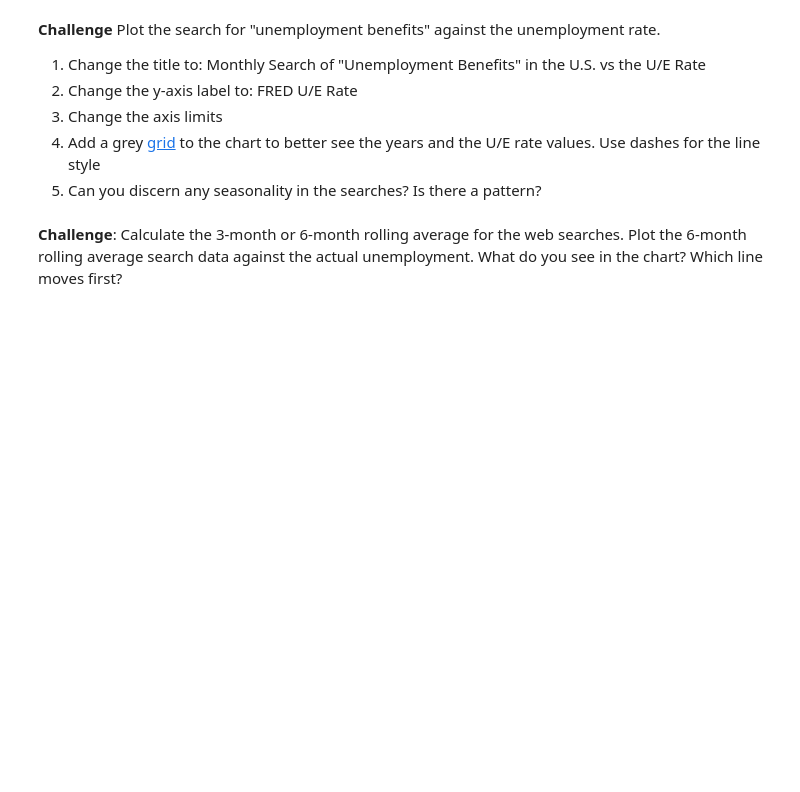
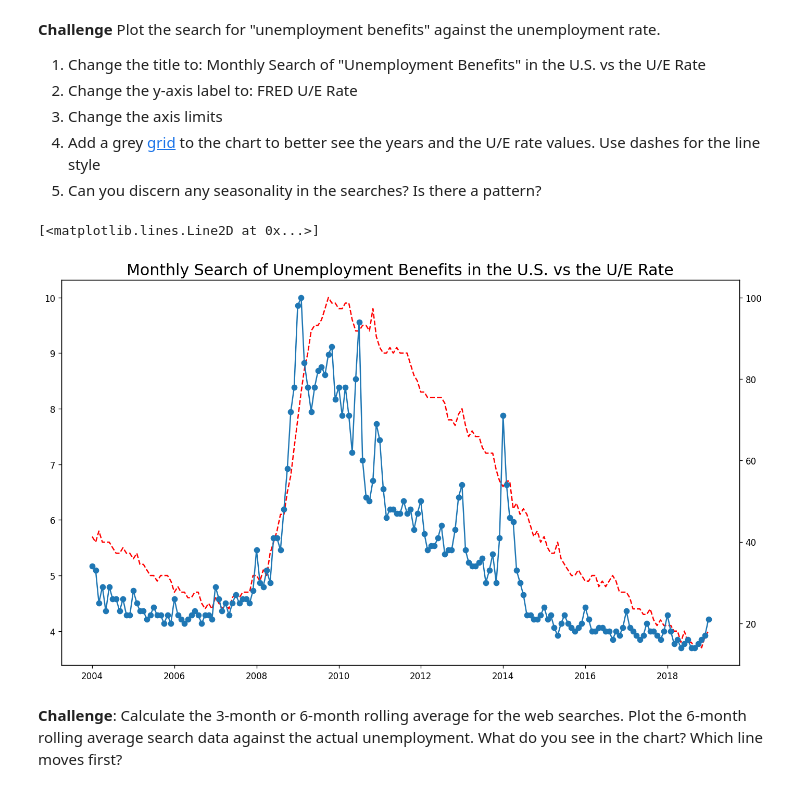
Before and after one commit to J-Bills/day_75, a Jupyter notebook: Google Trends Data Viz (start)/Google Trends and Data Visualisation (start).ipynb, the cells around one changed output. Cells and saved outputs as stored; diff of their text form; code cells hidden in the pictures; blank space fills up the shorter version.

Commit message:
finishing using grids and formating plots

```diff
--- a/Google Trends Data Viz (start)/Google Trends and Data Visualisation (start).ipynb
+++ b/Google Trends Data Viz (start)/Google Trends and Data Visualisation (start).ipynb
@@ -404,5 +404,27 @@ ax2.plot(btc_search_df.MONTH, btc_search_df.BTC_NEWS_SEARCH, marker='o')
 3. Change the axis limits <br>
 4. Add a grey [grid](https://matplotlib.org/3.2.1/api/_as_gen/matplotlib.pyplot.grid.html) to the chart to better see the years and the U/E rate values. Use dashes for the line style<br>
 5. Can you discern any seasonality in the searches? Is there a pattern?
+# %%
+plt.figure(figsize=(14,8), dpi=120)
+plt.title('Monthly Search of Unemployment Benefits in the U.S. vs the U/E Rate', fontsize=18)
+
+ax1.set_ylabel('FRED U/E Rate', fontsize=14)
+
+
+ax1.set_ylim([unemployment_df.UNRATE.min(), unemployment_df.UNRATE.max()])
+ax1.set_xlim([unemployment_df.MONTH.min(), unemployment_df.MONTH.max()])
+
+ax2.set_ylim([unemployment_df['UE_BENEFITS_WEB_SEARCH'].min(), unemployment_df['UE_BENEFITS_WEB_SEARCH'].max()])
+
+ax1 = plt.gca() # get current axis
+ax2 = ax1.twinx()
+
+
+
+ax1.plot(unemployment_df.MONTH, unemployment_df.UNRATE, color='red', linestyle='dashed')
+ax2.plot(unemployment_df.MONTH, unemployment_df.UE_BENEFITS_WEB_SEARCH, marker='o')
+# %% [output]
+[<matplotlib.lines.Line2D at 0x...>]
+[figure, added]
 # %% [markdown]
 **Challenge**: Calculate the 3-month or 6-month rolling average for the web searches. Plot the 6-month rolling average search data against the actual unemployment. What do you see in the chart? Which line moves first?
```
Also changed, not shown: parts of 4 cells of this notebook.
